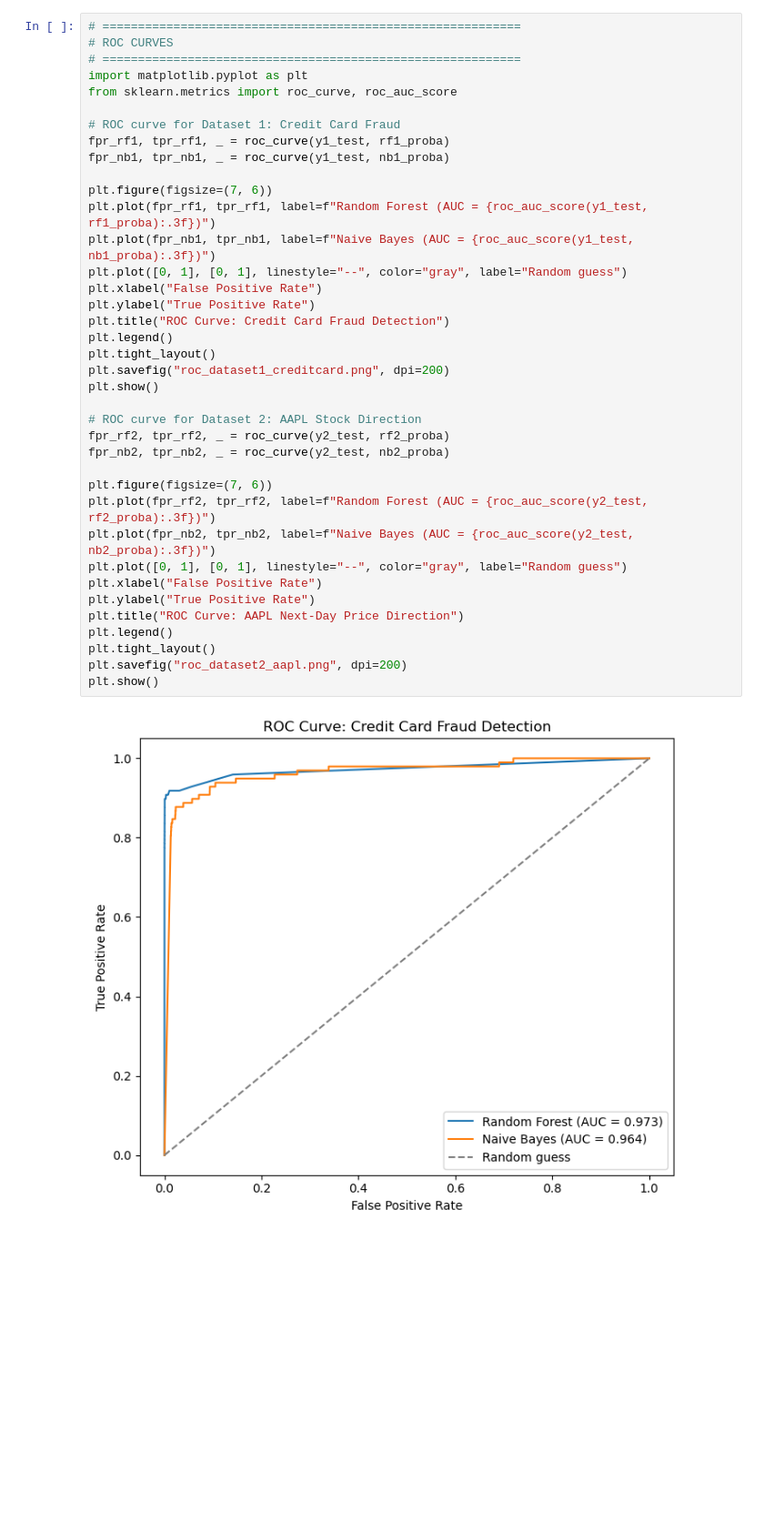
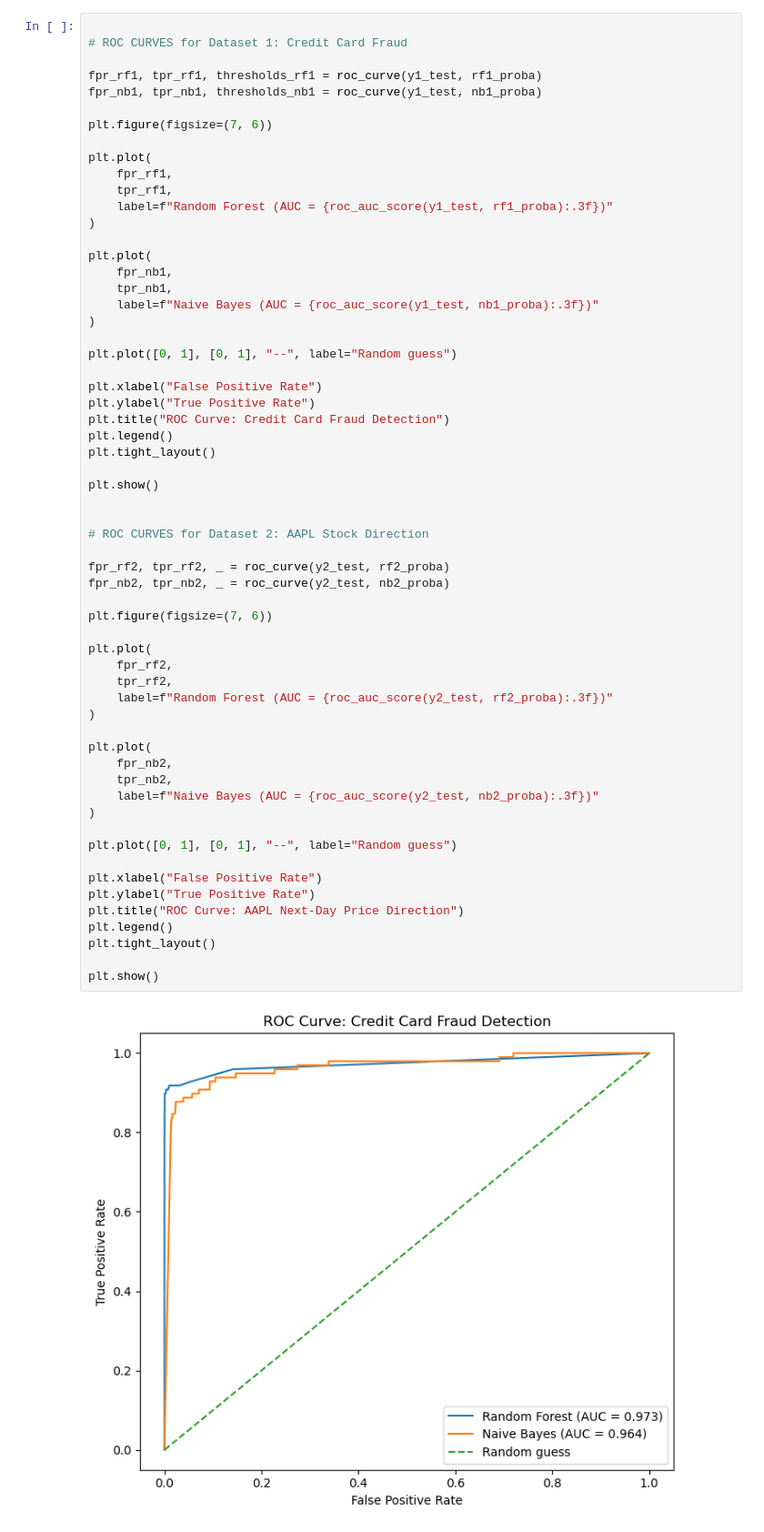
Before and after one commit to ganeshreddy-au/asx-fraud-detection-analysis, a Jupyter notebook: credit_card_fraud_analysis.ipynb, the cells around one changed output. Shown at 91% size. Cells and saved outputs as stored; diff of their text form; blank space fills up the shorter version.

Commit message:
Update fraud analysis notebook

```diff
--- a/credit_card_fraud_analysis.ipynb
+++ b/credit_card_fraud_analysis.ipynb
@@ -287,40 +238,62 @@ Dataset 2 analysis completed
 # %%
-# ===========================================================
-# ROC CURVES
-# ===========================================================
-import matplotlib.pyplot as plt
-from sklearn.metrics import roc_curve, roc_auc_score
 
-# ROC curve for Dataset 1: Credit Card Fraud
-fpr_rf1, tpr_rf1, _ = roc_curve(y1_test, rf1_proba)
-fpr_nb1, tpr_nb1, _ = roc_curve(y1_test, nb1_proba)
+# ROC CURVES for Dataset 1: Credit Card Fraud
+
+fpr_rf1, tpr_rf1, thresholds_rf1 = roc_curve(y1_test, rf1_proba)
+fpr_nb1, tpr_nb1, thresholds_nb1 = roc_curve(y1_test, nb1_proba)
 
 plt.figure(figsize=(7, 6))
-plt.plot(fpr_rf1, tpr_rf1, label=f"Random Forest (AUC = {roc_auc_score(y1_test, rf1_proba):.3f})")
-plt.plot(fpr_nb1, tpr_nb1, label=f"Naive Bayes (AUC = {roc_auc_score(y1_test, nb1_proba):.3f})")
-plt.plot([0, 1], [0, 1], linestyle="--", color="gray", label="Random guess")
+
+plt.plot(
+    fpr_rf1,
+    tpr_rf1,
+    label=f"Random Forest (AUC = {roc_auc_score(y1_test, rf1_proba):.3f})"
+)
+
+plt.plot(
+    fpr_nb1,
+    tpr_nb1,
+    label=f"Naive Bayes (AUC = {roc_auc_score(y1_test, nb1_proba):.3f})"
+)
+
+plt.plot([0, 1], [0, 1], "--", label="Random guess")
+
 plt.xlabel("False Positive Rate")
 plt.ylabel("True Positive Rate")
 plt.title("ROC Curve: Credit Card Fraud Detection")
 plt.legend()
 plt.tight_layout()
-plt.savefig("roc_dataset1_creditcard.png", dpi=200)
+
 plt.show()
 
-# ROC curve for Dataset 2: AAPL Stock Direction
+
+# ROC CURVES for Dataset 2: AAPL Stock Direction
+
 fpr_rf2, tpr_rf2, _ = roc_curve(y2_test, rf2_proba)
 fpr_nb2, tpr_nb2, _ = roc_curve(y2_test, nb2_proba)
 
 plt.figure(figsize=(7, 6))
-plt.plot(fpr_rf2, tpr_rf2, label=f"Random Forest (AUC = {roc_auc_score(y2_test, rf2_proba):.3f})")
-plt.plot(fpr_nb2, tpr_nb2, label=f"Naive Bayes (AUC = {roc_auc_score(y2_test, nb2_proba):.3f})")
-plt.plot([0, 1], [0, 1], linestyle="--", color="gray", label="Random guess")
+
+plt.plot(
+    fpr_rf2,
+    tpr_rf2,
+    label=f"Random Forest (AUC = {roc_auc_score(y2_test, rf2_proba):.3f})"
+)
+
+plt.plot(
+    fpr_nb2,
+    tpr_nb2,
+    label=f"Naive Bayes (AUC = {roc_auc_score(y2_test, nb2_proba):.3f})"
+)
+
+plt.plot([0, 1], [0, 1], "--", label="Random guess")
+
 plt.xlabel("False Positive Rate")
 plt.ylabel("True Positive Rate")
 plt.title("ROC Curve: AAPL Next-Day Price Direction")
 plt.legend()
 plt.tight_layout()
-plt.savefig("roc_dataset2_aapl.png", dpi=200)
+
 plt.show()
 # %% [output]
-[figure, old version]
+[figure, new version]
```
Also changed, not shown: parts of 4 cells of this notebook, 1 other file.
